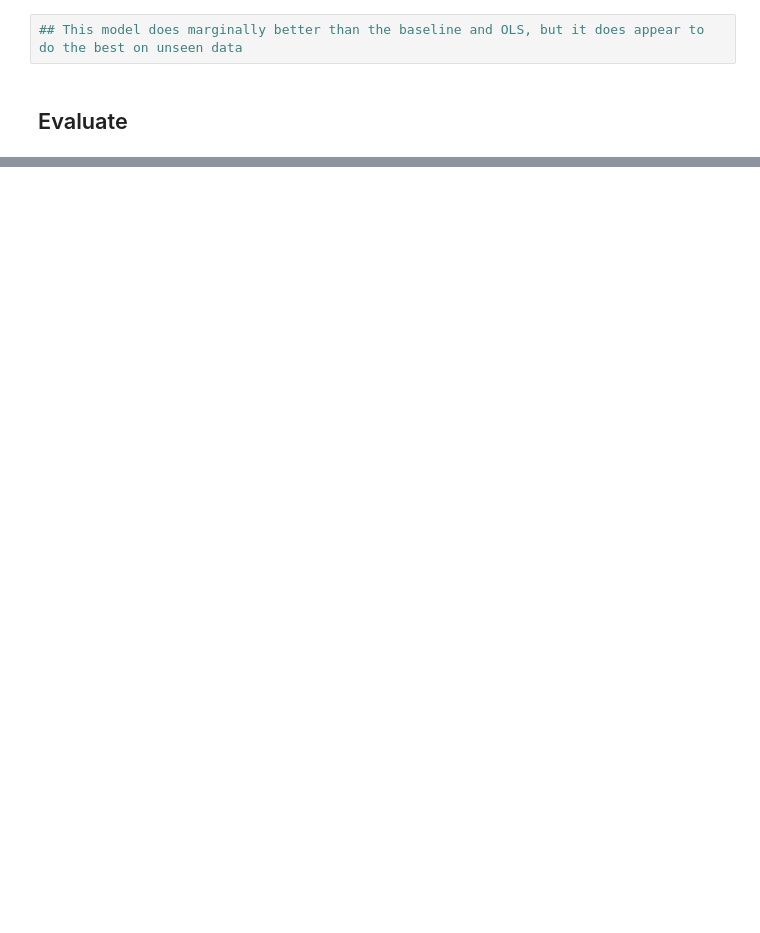
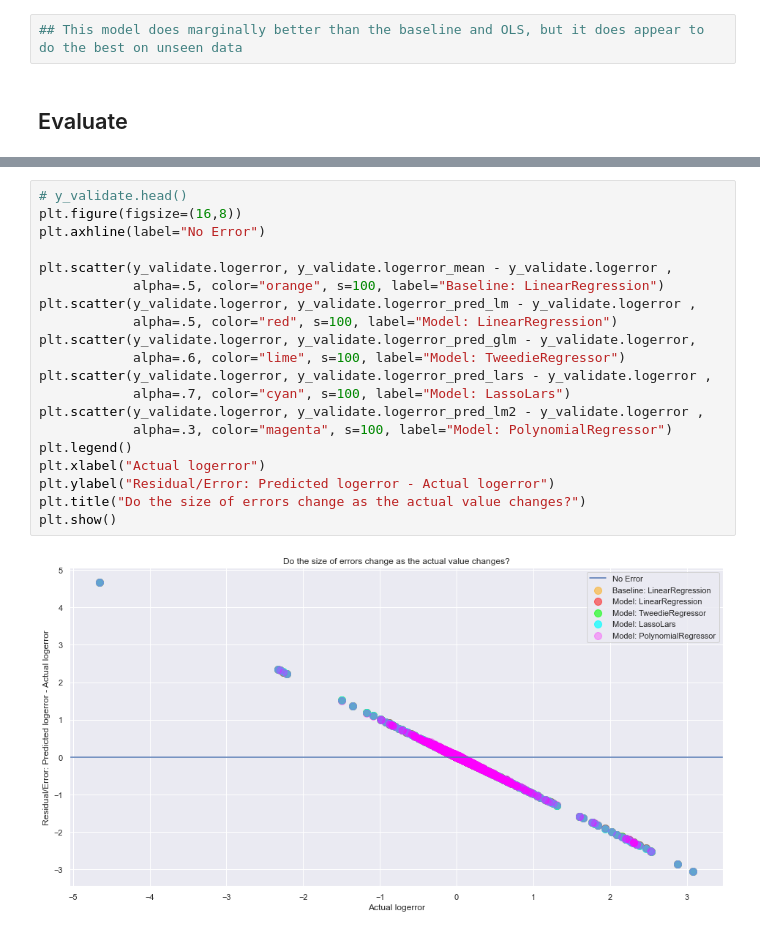
Before and after one commit to davidb-and-john/clustering-project, a Jupyter notebook: final_cluster_model.ipynb, the cells around one changed output, grey strips where cells are left out. Cells and saved outputs as stored; diff of their text form; blank space fills up the shorter version.

```diff
--- a/final_cluster_model.ipynb
+++ b/final_cluster_model.ipynb
@@ -958,0 +1017,22 @@ Validation/Out-of-Sample:  0.1598745258900094
+# %%
+# y_validate.head()
+plt.figure(figsize=(16,8))
+plt.axhline(label="No Error")
+
+plt.scatter(y_validate.logerror, y_validate.logerror_mean - y_validate.logerror ,
+            alpha=.5, color="orange", s=100, label="Baseline: LinearRegression")
+plt.scatter(y_validate.logerror, y_validate.logerror_pred_lm - y_validate.logerror ,
+            alpha=.5, color="red", s=100, label="Model: LinearRegression")
+plt.scatter(y_validate.logerror, y_validate.logerror_pred_glm - y_validate.logerror,
+            alpha=.6, color="lime", s=100, label="Model: TweedieRegressor")
+plt.scatter(y_validate.logerror, y_validate.logerror_pred_lars - y_validate.logerror ,
+            alpha=.7, color="cyan", s=100, label="Model: LassoLars")
+plt.scatter(y_validate.logerror, y_validate.logerror_pred_lm2 - y_validate.logerror ,
+            alpha=.3, color="magenta", s=100, label="Model: PolynomialRegressor")
+plt.legend()
+plt.xlabel("Actual logerror")
+plt.ylabel("Residual/Error: Predicted logerror - Actual logerror")
+plt.title("Do the size of errors change as the actual value changes?")
+plt.show()
+# %% [output]
+[figure, added]
```
Also changed, not shown: parts of 29 cells of this notebook, 1 other file.
